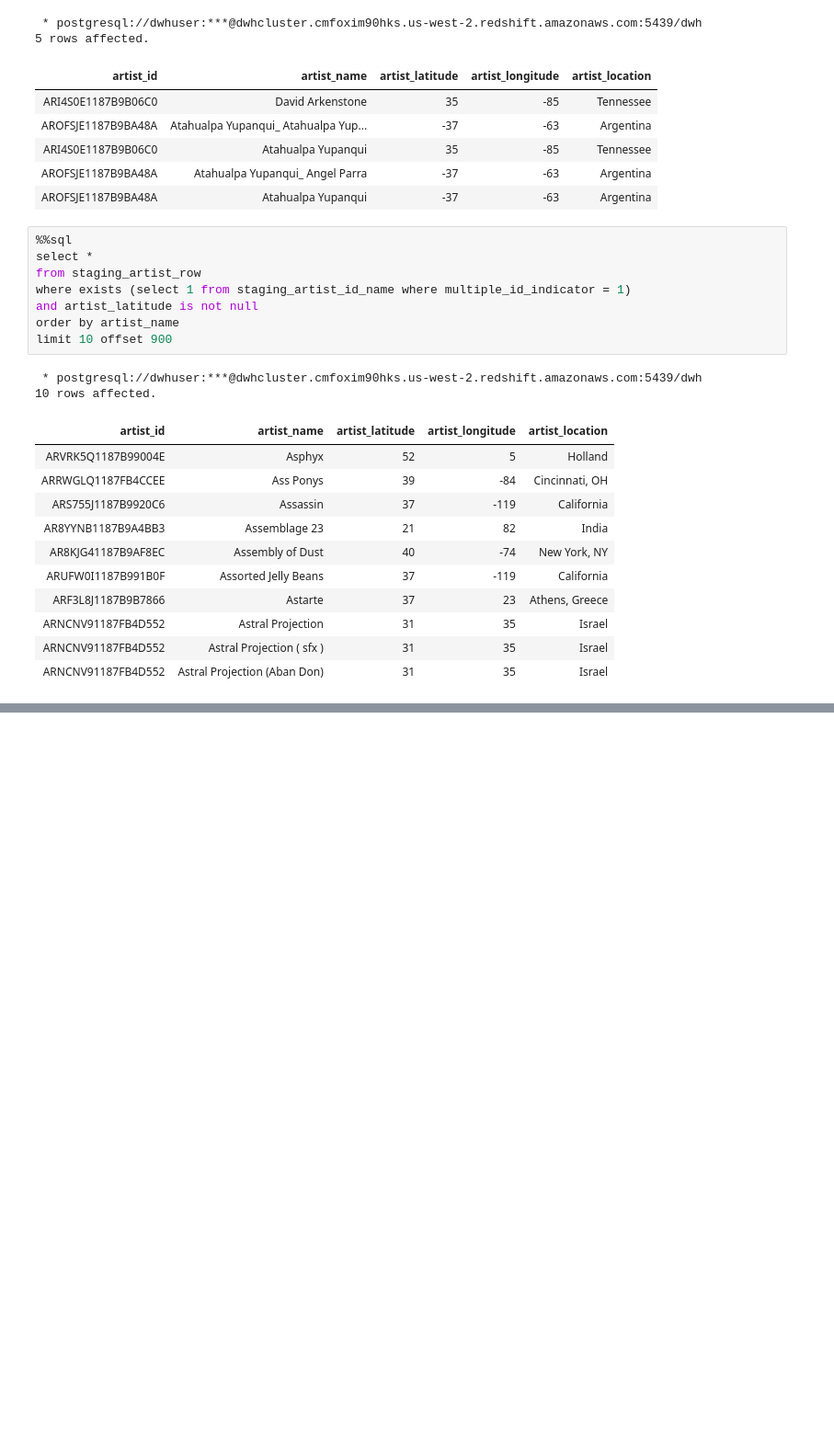
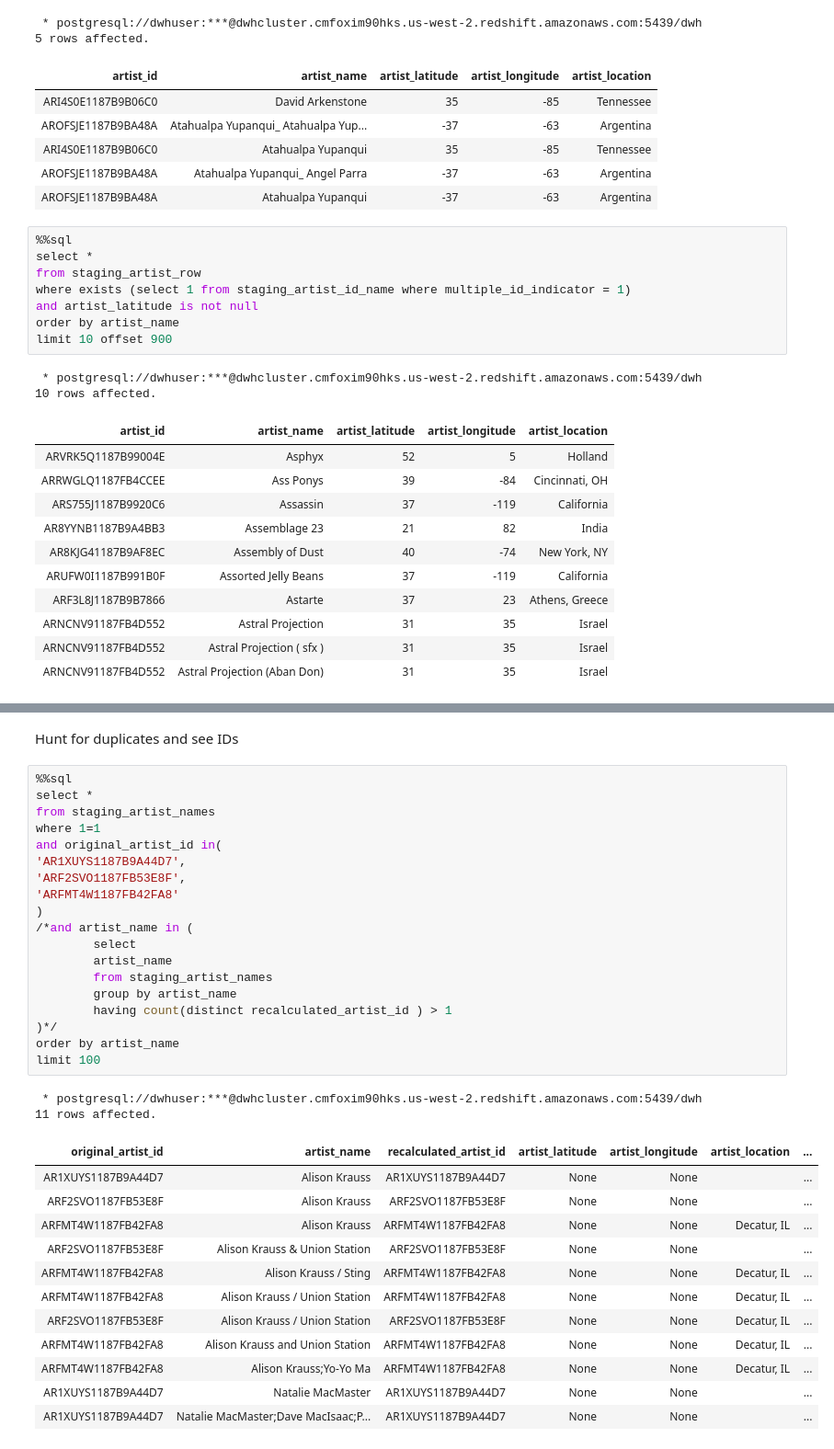
Before and after one commit to joseph-higaki/UDataEng_L03_P02_S3toRedshiftDW, a Jupyter notebook: artist_cleaning.ipynb, the cells around one changed output, grey strips where cells are left out. Shown at 92% size. Saved outputs shown, nothing was run; the diff lists cells and outputs as text; blank space fills up the shorter version.

Commit message:
artist cleaning and updated to etl

```diff
--- a/artist_cleaning.ipynb
+++ b/artist_cleaning.ipynb
@@ -661,0 +1060,36 @@ Non name / id duplicates
+# %% [markdown]
+Hunt for duplicates and see IDs
+# %%
+%%sql
+select *
+from staging_artist_names
+where 1=1
+and original_artist_id in(
+'AR1XUYS1187B9A44D7',
+'ARF2SVO1187FB53E8F',
+'ARFMT4W1187FB42FA8'
+)
+/*and artist_name in (
+        select
+        artist_name
+        from staging_artist_names
+        group by artist_name
+        having count(distinct recalculated_artist_id ) > 1
+)*/
+order by artist_name
+limit 100
+# %% [output]
+ * postgresql://dwhuser:***@dwhcluster.cmfoxim90hks.us-west-2.redshift.amazonaws.com:5439/dwh
+11 rows affected.
+| original_artist_id | artist_name | recalculated_artist_id | artist_latitude | artist_longitude | artist_location | ... |
+| AR1XUYS1187B9A44D7 | Alison Krauss | AR1XUYS1187B9A44D7 | None | None |  | ... |
+| ARF2SVO1187FB53E8F | Alison Krauss | ARF2SVO1187FB53E8F | None | None |  | ... |
+| ARFMT4W1187FB42FA8 | Alison Krauss | ARFMT4W1187FB42FA8 | None | None | Decatur, IL | ... |
+| ARF2SVO1187FB53E8F | Alison Krauss & Union Station | ARF2SVO1187FB53E8F | None | None |  | ... |
+| ARFMT4W1187FB42FA8 | Alison Krauss / Sting | ARFMT4W1187FB42FA8 | None | None | Decatur, IL | ... |
+| ARFMT4W1187FB42FA8 | Alison Krauss / Union Station | ARFMT4W1187FB42FA8 | None | None | Decatur, IL | ... |
+| ARF2SVO1187FB53E8F | Alison Krauss / Union Station | ARF2SVO1187FB53E8F | None | None | Decatur, IL | ... |
+| ARFMT4W1187FB42FA8 | Alison Krauss and Union Station | ARFMT4W1187FB42FA8 | None | None | Decatur, IL | ... |
+| ARFMT4W1187FB42FA8 | Alison Krauss;Yo-Yo Ma | ARFMT4W1187FB42FA8 | None | None | Decatur, IL | ... |
+| AR1XUYS1187B9A44D7 | Natalie MacMaster | AR1XUYS1187B9A44D7 | None | None |  | ... |
+| AR1XUYS1187B9A44D7 | Natalie MacMaster;Dave MacIsaac;P... | AR1XUYS1187B9A44D7 | None | None |  | ... |
```
Also changed, not shown: parts of 27 cells of this notebook, 3 other files.
